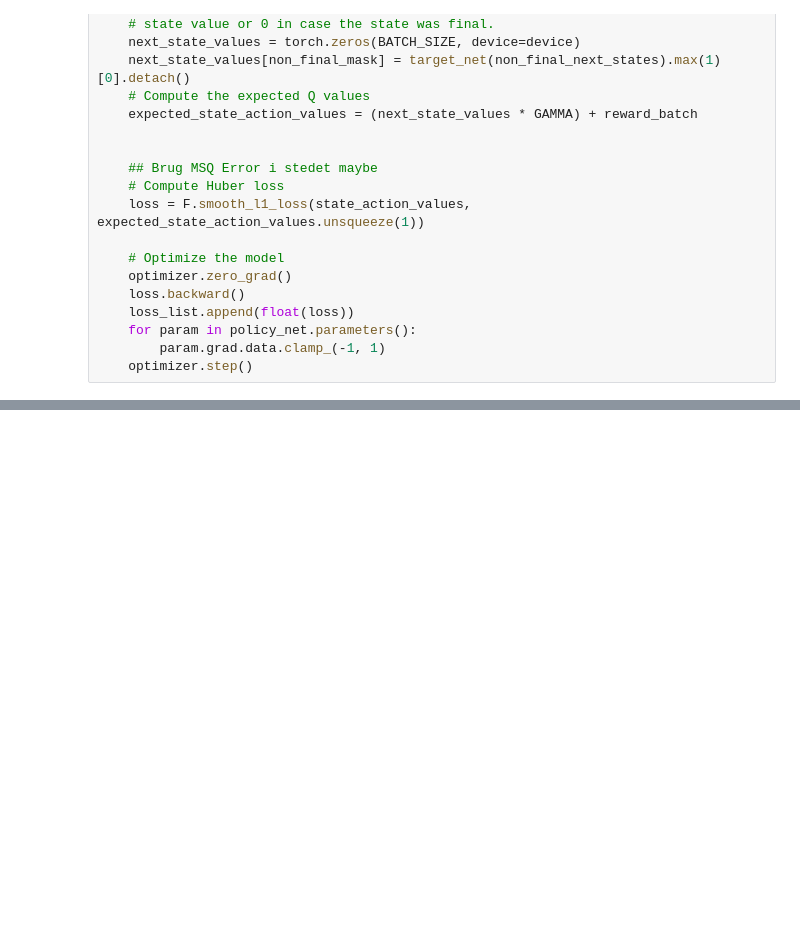
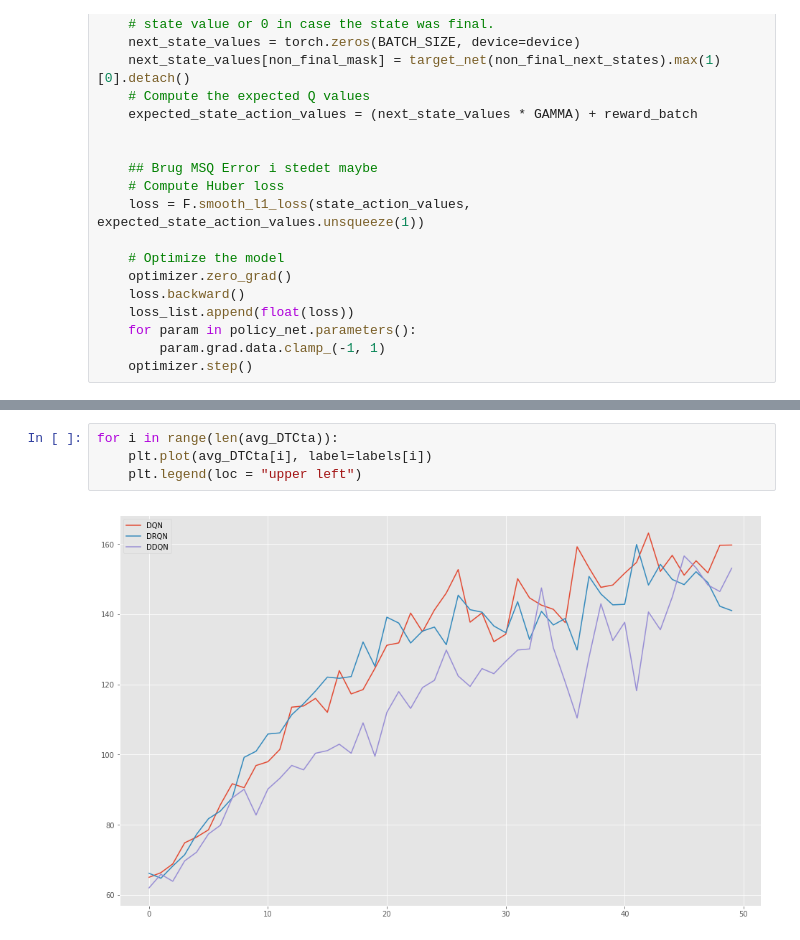
Before and after one commit to Andreasksalk/ReinforcementLearning-Doom, a Jupyter notebook: DQN Den nyeste.ipynb, the cells around one changed output, grey strips where cells are left out. Saved outputs shown, nothing was run; the diff lists cells and outputs as text; blank space fills up the shorter version.

```diff
--- a/DQN Den nyeste.ipynb
+++ b/DQN Den nyeste.ipynb
@@ -488,0 +452,6 @@ print(env.get_keys_to_action)
+# %%
+for i in range(len(avg_DTCta)):
+    plt.plot(avg_DTCta[i], label=labels[i])
+    plt.legend(loc = "upper left")
+# %% [output]
+[figure, added]
```
Also changed, not shown: parts of 32 cells of this notebook.
